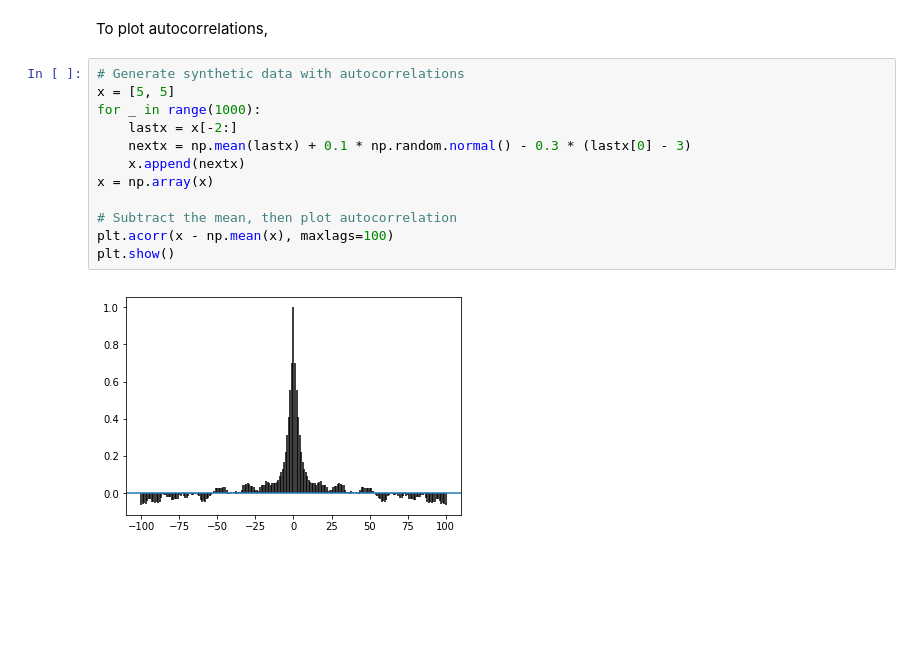
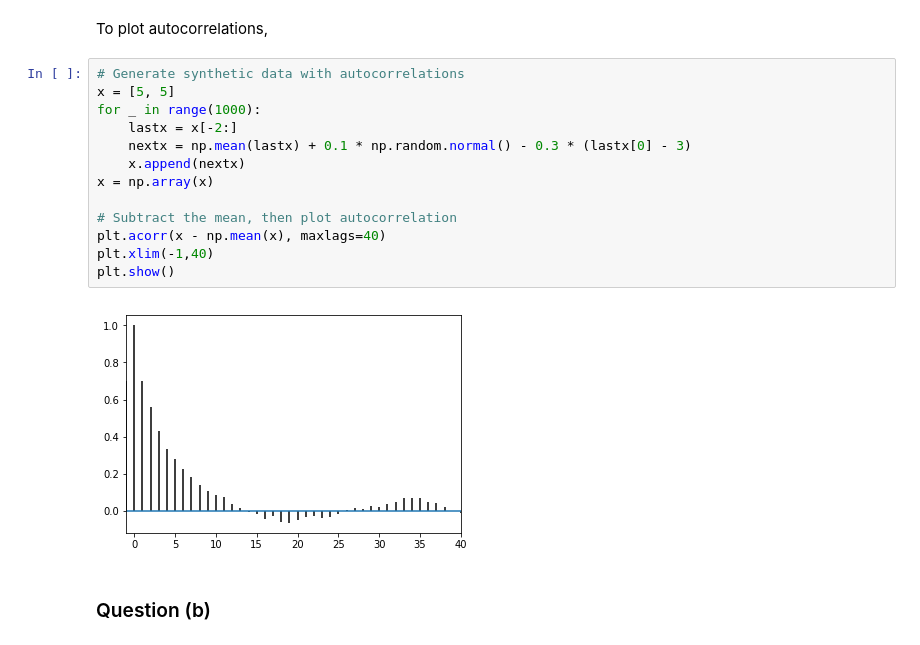
Before and after one commit to damonjw/probml, a Jupyter notebook: coursework2.ipynb, the cells around one changed output. Cells and saved outputs as stored; diff of their text form; blank space fills up the shorter version.

```diff
--- a/coursework2.ipynb
+++ b/coursework2.ipynb
@@ -157,14 +177,17 @@ To plot autocorrelations,
 # %%
 # Generate synthetic data with autocorrelations
 x = [5, 5]
 for _ in range(1000):
     lastx = x[-2:]
     nextx = np.mean(lastx) + 0.1 * np.random.normal() - 0.3 * (lastx[0] - 3)
     x.append(nextx)
 x = np.array(x)
 
 # Subtract the mean, then plot autocorrelation
-plt.acorr(x - np.mean(x), maxlags=100)
+plt.acorr(x - np.mean(x), maxlags=40)
+plt.xlim(-1,40)
 plt.show()
 # %% [output]
-[figure, old version]
+[figure, new version]
+# %% [markdown]
+### Question (b)
```
Also changed, not shown: parts of 12 cells of this notebook, 1 other file.
